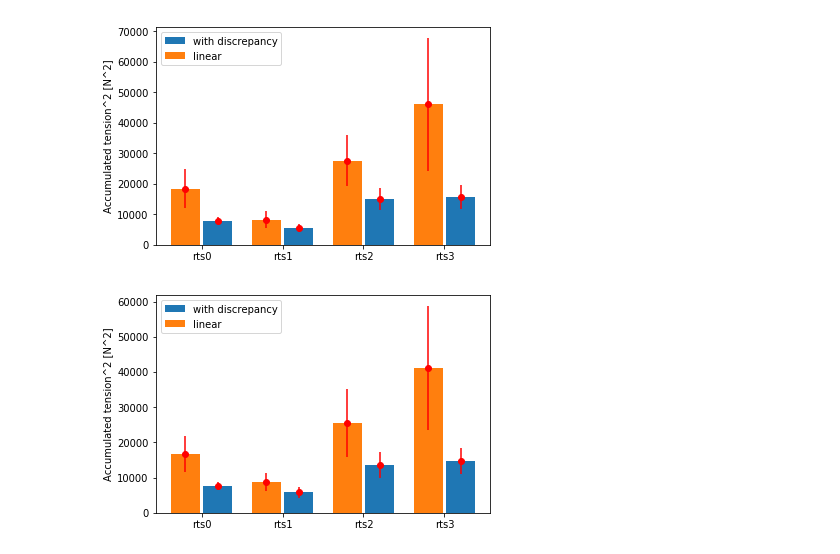
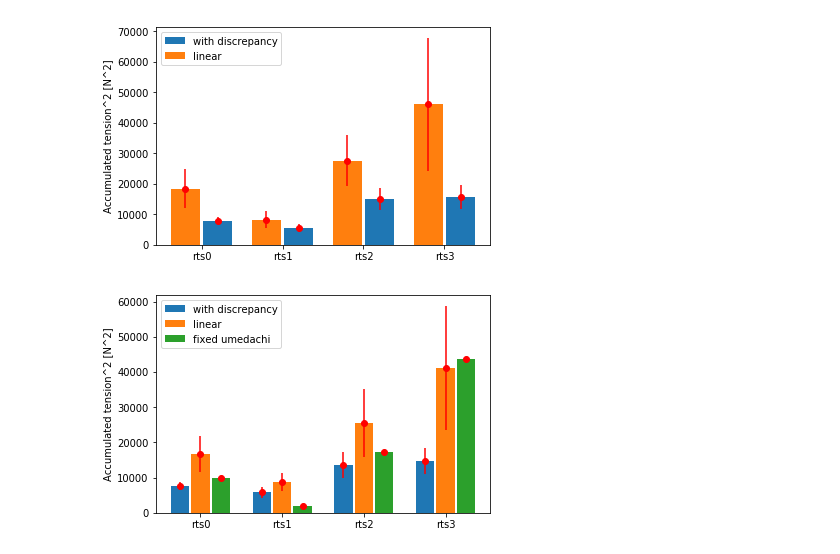
Before and after one commit to KawaharaLab/CaterpillarIROS2018, a Jupyter notebook: discrepancy/Tensions.ipynb, the cells around one changed output. Drawn from its saved outputs; the diff is of its cells as text; code cells hidden in the pictures.

Commit message:
Tweak graphs

```diff
--- a/discrepancy/Tensions.ipynb
+++ b/discrepancy/Tensions.ipynb
@@ -7,8 +7,6 @@ import matplotlib.pyplot as plt
 import matplotlib
 %matplotlib inline
 import collections
-# %%
-df = pd.read_csv("results/discrepance/run0/trial0/run/tensions.txt")
 # %%
 def tensions_mean_std(dir_path: str):
     rts_tensions = collections.defaultdict(list)
@@ -41,21 +39,42 @@ plt.savefig("graphs/AccumulatedTensions_run0.png")
 # %% [output]
 [figure]
 # %%
+# tensions, errors = tensions_mean_std("results/discrepance/run1")
+# x = np.arange(len(tensions))
+# bar_width = 0.4
+
+# plt.bar(x + bar_width / 2, tensions, bar_width*0.9, label="with discrepancy")
+# plt.errorbar(x + bar_width / 2, tensions, errors, fmt='ro', ecolor='red')
+
+# tensions, errors = tensions_mean_std("results/linear/run1")
+# plt.bar(x - bar_width / 2, tensions, bar_width*0.9, label="linear")
+# plt.errorbar(x - bar_width / 2, tensions, errors, fmt='ro', ecolor='red')
+
+# plt.xticks(x, ["rts{}".format(v) for v in range(len(tensions))])
+# plt.ylabel("Accumulated tension^2 [N^2]")
+# plt.legend(loc='upper left')
+
+# plt.savefig("graphs/AccumulatedTensions_run1.png")
+
 tensions, errors = tensions_mean_std("results/discrepance/run1")
 x = np.arange(len(tensions))
-bar_width = 0.4
+bar_width = 0.25
 
-plt.bar(x + bar_width / 2, tensions, bar_width*0.9, label="with discrepancy")
-plt.errorbar(x + bar_width / 2, tensions, errors, fmt='ro', ecolor='red')
+plt.bar(x - bar_width, tensions, bar_width*0.9, label="with discrepancy")
+plt.errorbar(x - bar_width, tensions, errors, fmt='ro', ecolor='red')
 
 tensions, errors = tensions_mean_std("results/linear/run1")
-plt.bar(x - bar_width / 2, tensions, bar_width*0.9, label="linear")
-plt.errorbar(x - bar_width / 2, tensions, errors, fmt='ro', ecolor='red')
+plt.bar(x, tensions, bar_width*0.9, label="linear")
+plt.errorbar(x, tensions, errors, fmt='ro', ecolor='red')
+
+tensions, errors = tensions_mean_std("results/fixed_umedachi/run0")
+plt.bar(x + bar_width, tensions, bar_width*0.9, label="fixed umedachi")
+plt.errorbar(x + bar_width, tensions, errors, fmt='ro', ecolor='red')
 
 plt.xticks(x, ["rts{}".format(v) for v in range(len(tensions))])
 plt.ylabel("Accumulated tension^2 [N^2]")
 plt.legend(loc='upper left')
 
 plt.savefig("graphs/AccumulatedTensions_run1.png")
 # %% [output]
-[figure, old version]
+[figure, new version]
```
Also changed, not shown: parts of 1 cell of this notebook, 8 other files.
